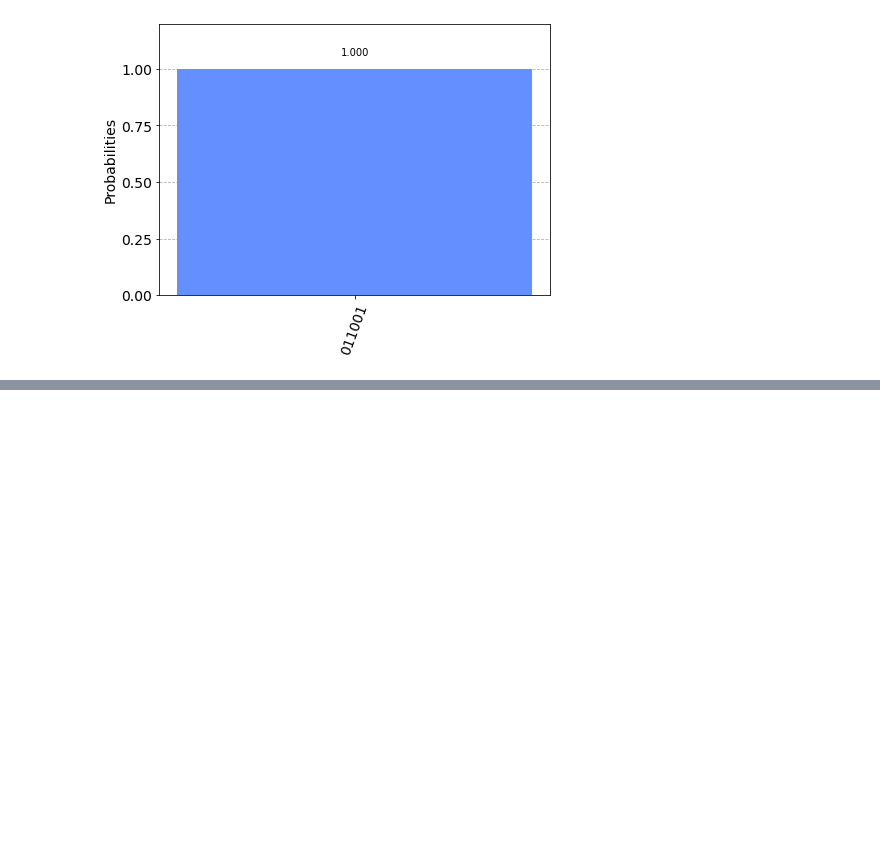
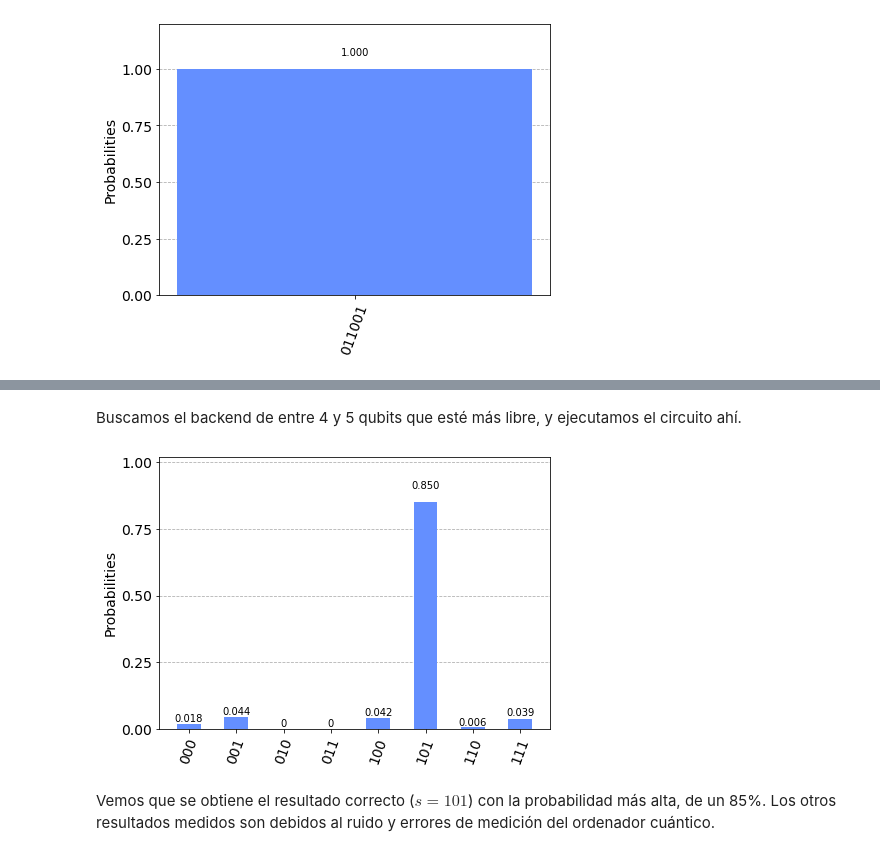
Before and after one commit to Ludvins/MCD_Practicas_PDGE, a Jupyter notebook: Cuantica/Bernstein-Vazirani_algorithm.ipynb, the cells around one changed output, grey strips where cells are left out. Drawn from its saved outputs; the diff is of its cells as text; code cells hidden in the pictures; blank space fills up the shorter version.

```diff
--- a/Cuantica/Bernstein-Vazirani.ipynb
+++ b/Cuantica/Bernstein-Vazirani_algorithm.ipynb
@@ -157,0 +190,13 @@ plot_histogram(counts)
+# %% [markdown]
+Buscamos el backend de entre 4 y 5 qubits que esté más libre, y ejecutamos el circuito ahí.
+# %%
+backend = least_busy(provider.backends(filters = lambda x: x.configuration().n_qubits <= 5 and
+                     x.configuration().n_qubits >= 4 and
+                     not x.configuration().simulator and
+                     x.status().operational == True))
+counts = execute(circuit, backend, shots=1024).result().get_counts(circuit)
+plot_histogram(counts)
+# %% [output]
+[figure, added]
+# %% [markdown]
+Vemos que se obtiene el resultado correcto ($s=101$) con la probabilidad más alta, de un 85%. Los otros resultados medidos son debidos al ruido y errores de medición del ordenador cuántico.
```
Also changed, not shown: parts of 5 cells of this notebook.
